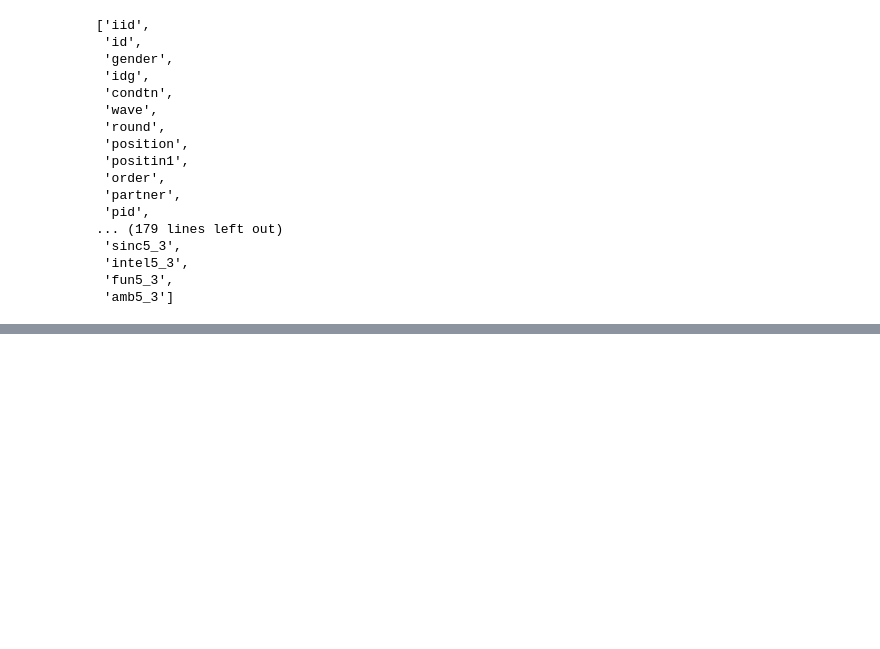
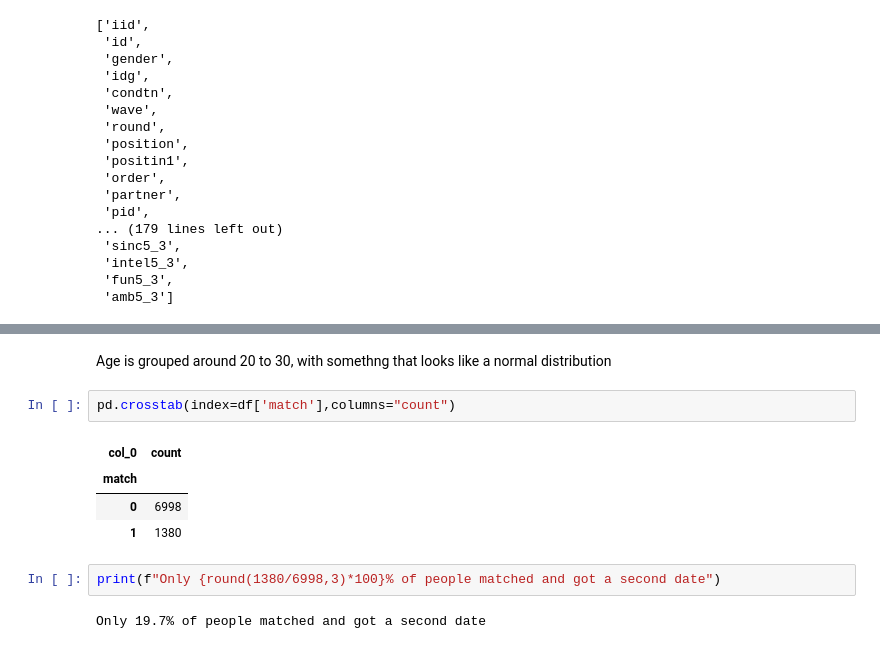
Before and after one commit to NicolasTFR/speeddating, a Jupyter notebook: speeddating.ipynb, the cells around one changed output, grey strips where cells are left out. Saved outputs shown, nothing was run; the diff lists cells and outputs as text; blank space fills up the shorter version.

Commit message:
first analysis on age and match%

```diff
--- a/speeddating.ipynb
+++ b/speeddating.ipynb
@@ -103,0 +88,13 @@ display(df.pivot_table(index="age", columns=('sports',"concerts"), values='int_c
+# %% [markdown]
+Age is grouped around 20 to 30, with somethng that looks like a normal distribution
+# %%
+pd.crosstab(index=df['match'],columns="count")
+# %% [output]
+| col_0 | count |
+| match |  |
+| 0 | 6998 |
+| 1 | 1380 |
+# %%
+print(f"Only {round(1380/6998,3)*100}% of people matched and got a second date")
+# %% [output]
+Only 19.7% of people matched and got a second date
```
Also changed, not shown: parts of 4 cells of this notebook.
